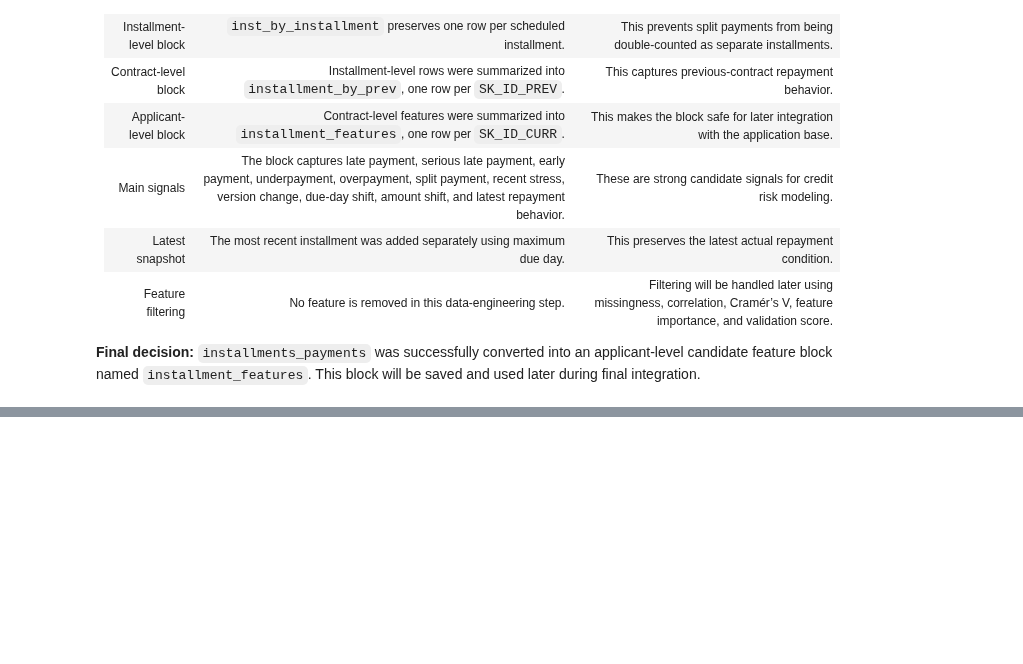
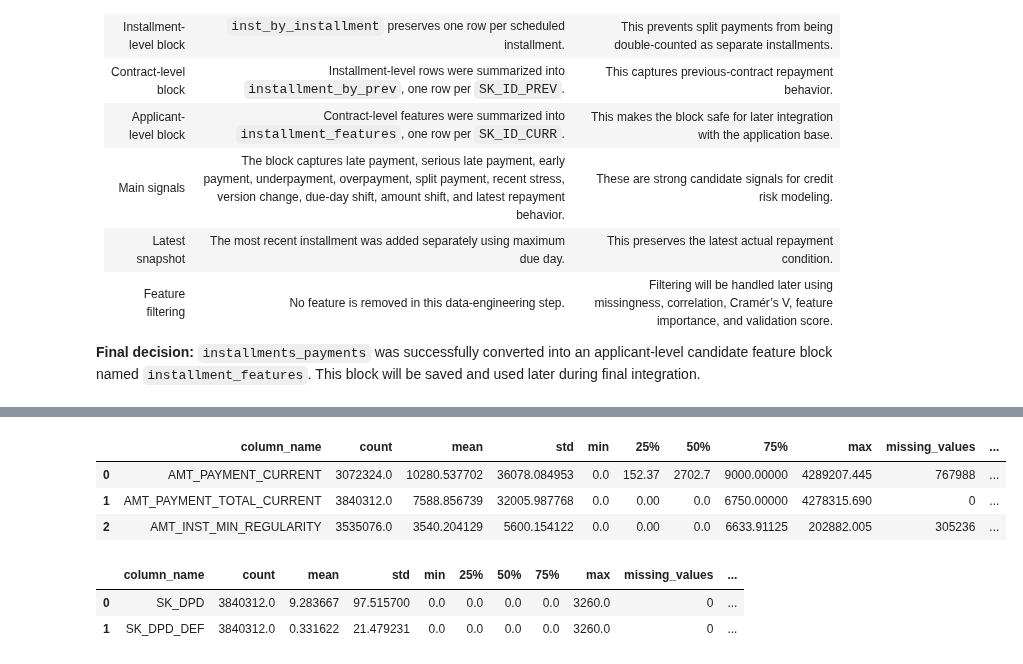
Before and after one commit to kawsar07ahmmed0712-rgb/Credit_Default_Risk, a Jupyter notebook: Notebook/1.Data_Integration.ipynb, the cells around one changed output, grey strips where cells are left out. Drawn from its saved outputs; the diff is of its cells as text; code cells hidden in the pictures; blank space fills up the shorter version.

Commit message:
Build credit card applicant-level feature block

```diff
--- a/Notebook/1.Data_Integration.ipynb
+++ b/Notebook/1.Data_Integration.ipynb
@@ -4729,0 +5010,13 @@ installment_features
+# %%
+credit_card_payment_info
+# %% [output]
+|  | column_name | count | mean | std | min | 25% | 50% | 75% | max | missing_values | ... |
+| 0 | AMT_PAYMENT_CURRENT | 3072324.0 | 10280.537702 | 36078.084953 | 0.0 | 152.37 | 2702.7 | 9000.00000 | 4289207.445 | 767988 | ... |
+| 1 | AMT_PAYMENT_TOTAL_CURRENT | 3840312.0 | 7588.856739 | 32005.987768 | 0.0 | 0.00 | 0.0 | 6750.00000 | 4278315.690 | 0 | ... |
+| 2 | AMT_INST_MIN_REGULARITY | 3535076.0 | 3540.204129 | 5600.154122 | 0.0 | 0.00 | 0.0 | 6633.91125 | 202882.005 | 305236 | ... |
+# %%
+credit_card_dpd_info
+# %% [output]
+|  | column_name | count | mean | std | min | 25% | 50% | 75% | max | missing_values | ... |
+| 0 | SK_DPD | 3840312.0 | 9.283667 | 97.515700 | 0.0 | 0.0 | 0.0 | 0.0 | 3260.0 | 0 | ... |
+| 1 | SK_DPD_DEF | 3840312.0 | 0.331622 | 21.479231 | 0.0 | 0.0 | 0.0 | 0.0 | 3260.0 | 0 | ... |
```
Also changed, not shown: parts of 20 cells of this notebook.
